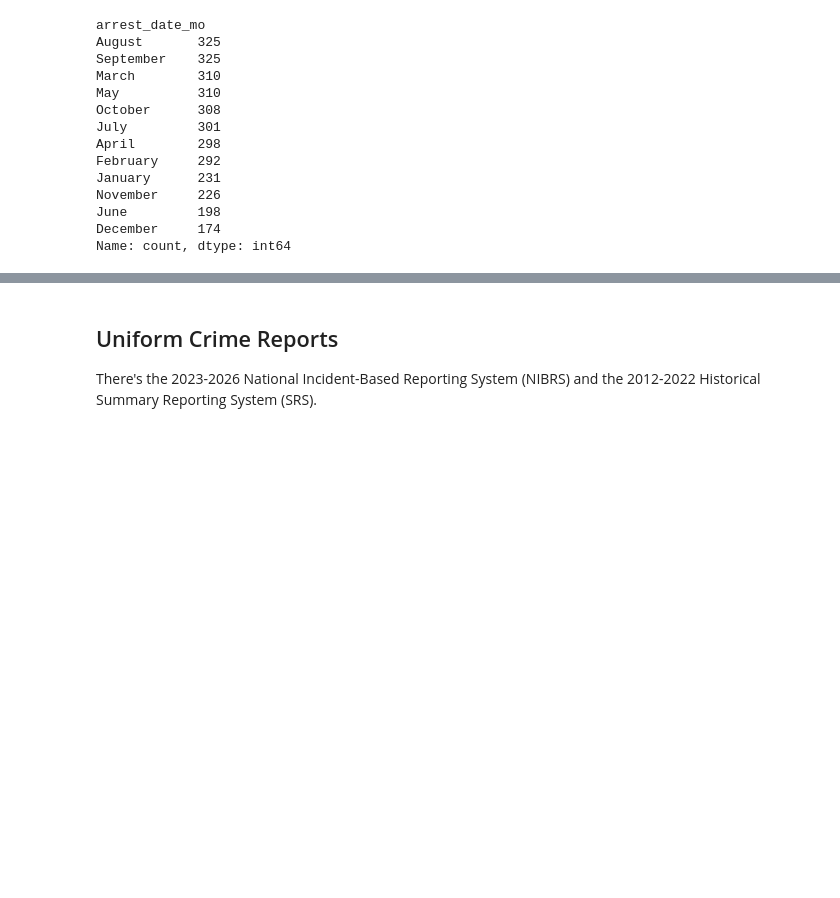
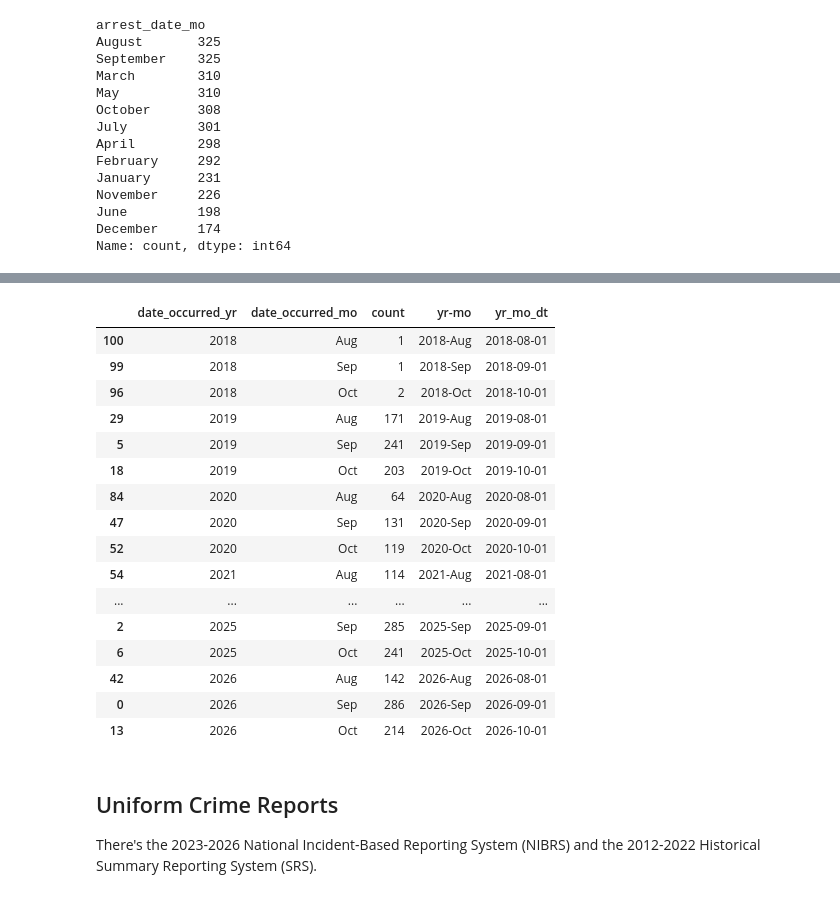
Before and after one commit to DiegoTorrealba/umpd-crime, a Jupyter notebook: notebooks/04-analysis.ipynb, the cells around one changed output, grey strips where cells are left out. Drawn from its saved outputs; the diff is of its cells as text; code cells hidden in the pictures; blank space fills up the shorter version.

```diff
--- a/notebooks/04-analysis.ipynb
+++ b/notebooks/04-analysis.ipynb
@@ -57,10 +58,14 @@ Dept Property Damage/Loss     176
 Theft from Auto               174
 Name: count, dtype: int64
 # %%
+arrests_and_ci['date_occurred'] = pd.to_datetime(arrests_and_ci['date_occurred'])
 arrests_and_ci['report_date'] = pd.to_datetime(arrests_and_ci['report_date'])
 arrests_and_ci['arrest_date'] = pd.to_datetime(arrests_and_ci['arrest_date'])
 arrests_and_ci['arrest_date_mo'] = arrests_and_ci['arrest_date'].dt.month_name()
 arrests_and_ci['report_date_mo'] = arrests_and_ci['report_date'].dt.month_name()
+arrests_and_ci['date_occurred_mo'] = arrests_and_ci['date_occurred'].dt.strftime('%b')
+arrests_and_ci['date_occurred_mo'] = pd.Categorical(arrests_and_ci['date_occurred_mo'], MONTHS, True)
+arrests_and_ci['date_occurred_yr'] = arrests_and_ci['date_occurred'].dt.year
 arrests_and_ci['report_date_mo'].value_counts()
 # %% [output]
 report_date_mo
@@ -96,0 +124,3 @@ Name: count, dtype: int64
+# %%
+arrests_and_ci = arrests_and_ci.query('date_occurred_yr > 2017')
+arrests_and_ci.drop_duplicates('umpd_case_number')
@@ -96,0 +141,29 @@ Name: count, dtype: int64
+# %%
+arrests_and_ci_all_dt_occurred_yr_mo = arrests_and_ci.value_counts(['date_occurred_yr', 'date_occurred_mo']).reset_index()
+arrests_and_ci_all_dt_occurred_yr_mo = arrests_and_ci_all_dt_occurred_yr_mo.sort_values(['date_occurred_yr', 'date_occurred_mo'])
+arrests_and_ci_all_dt_occurred_yr_mo['yr-mo'] = arrests_and_ci_all_dt_occurred_yr_mo['date_occurred_yr'].astype('str') + '-' + arrests_and_ci_all_dt_occurred_yr_mo['date_occurred_mo'].astype('str')
+arrests_and_ci_all_dt_occurred_yr_mo = arrests_and_ci_all_dt_occurred_yr_mo.sort_values(['date_occurred_yr', 'date_occurred_mo'])
+
+arrests_and_ci_all_dt_occurred_yr_mo
+arrests_and_ci_all_dt_occurred_yr_mo['yr-mo'] = pd.Categorical(arrests_and_ci_all_dt_occurred_yr_mo['yr-mo'], arrests_and_ci_all_dt_occurred_yr_mo['yr-mo'].tolist(), True)
+arrests_and_ci_all_dt_occurred_yr_mo['yr_mo_dt'] = pd.to_datetime(arrests_and_ci_all_dt_occurred_yr_mo['yr-mo'].astype('str'), format="%Y-%b")
+# %%
+arrests_and_ci_all_dt_occurred_yr_mo.query('date_occurred_mo in ["Aug", "Sep", "Oct"]')
+# %% [output]
+|  | date_occurred_yr | date_occurred_mo | count | yr-mo | yr_mo_dt |
+| 100 | 2018 | Aug | 1 | 2018-Aug | 2018-08-01 |
+| 99 | 2018 | Sep | 1 | 2018-Sep | 2018-09-01 |
+| 96 | 2018 | Oct | 2 | 2018-Oct | 2018-10-01 |
+| 29 | 2019 | Aug | 171 | 2019-Aug | 2019-08-01 |
+| 5 | 2019 | Sep | 241 | 2019-Sep | 2019-09-01 |
+| 18 | 2019 | Oct | 203 | 2019-Oct | 2019-10-01 |
+| 84 | 2020 | Aug | 64 | 2020-Aug | 2020-08-01 |
+| 47 | 2020 | Sep | 131 | 2020-Sep | 2020-09-01 |
+| 52 | 2020 | Oct | 119 | 2020-Oct | 2020-10-01 |
+| 54 | 2021 | Aug | 114 | 2021-Aug | 2021-08-01 |
+| ... | ... | ... | ... | ... | ... |
+| 2 | 2025 | Sep | 285 | 2025-Sep | 2025-09-01 |
+| 6 | 2025 | Oct | 241 | 2025-Oct | 2025-10-01 |
+| 42 | 2026 | Aug | 142 | 2026-Aug | 2026-08-01 |
+| 0 | 2026 | Sep | 286 | 2026-Sep | 2026-09-01 |
+| 13 | 2026 | Oct | 214 | 2026-Oct | 2026-10-01 |
```
Also changed, not shown: parts of 22 cells of this notebook, 19 other files.
